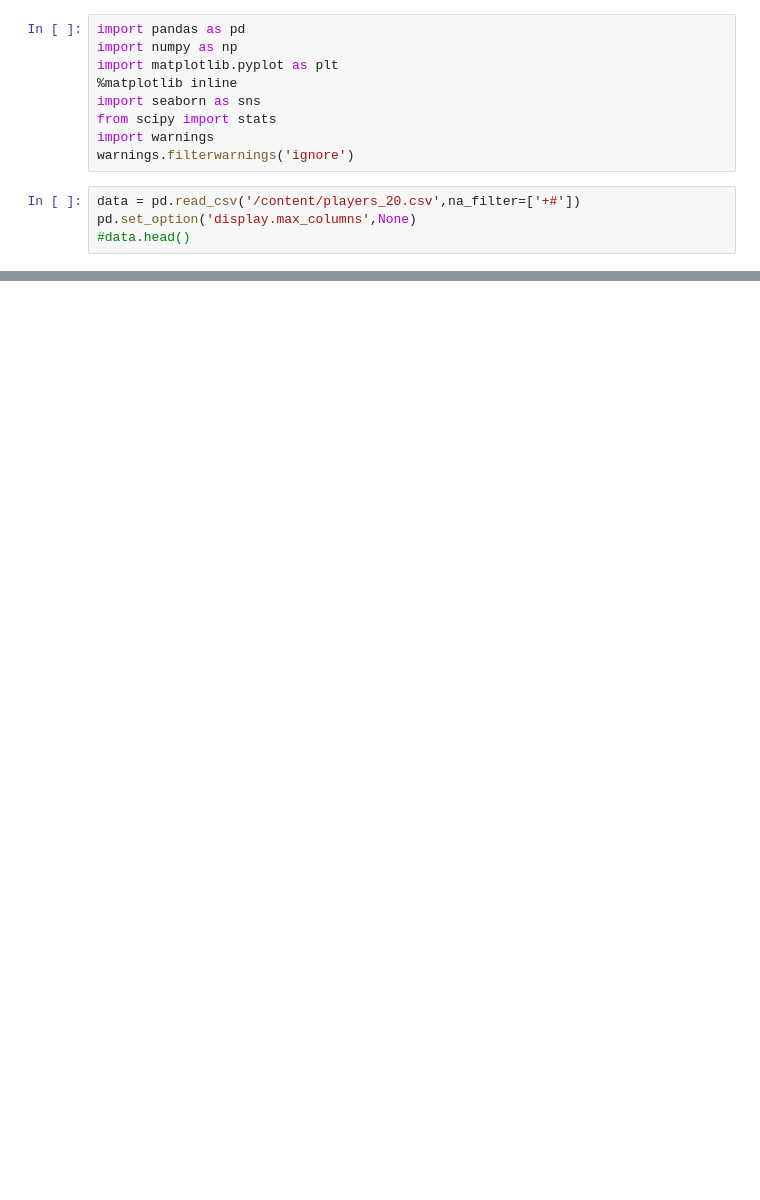
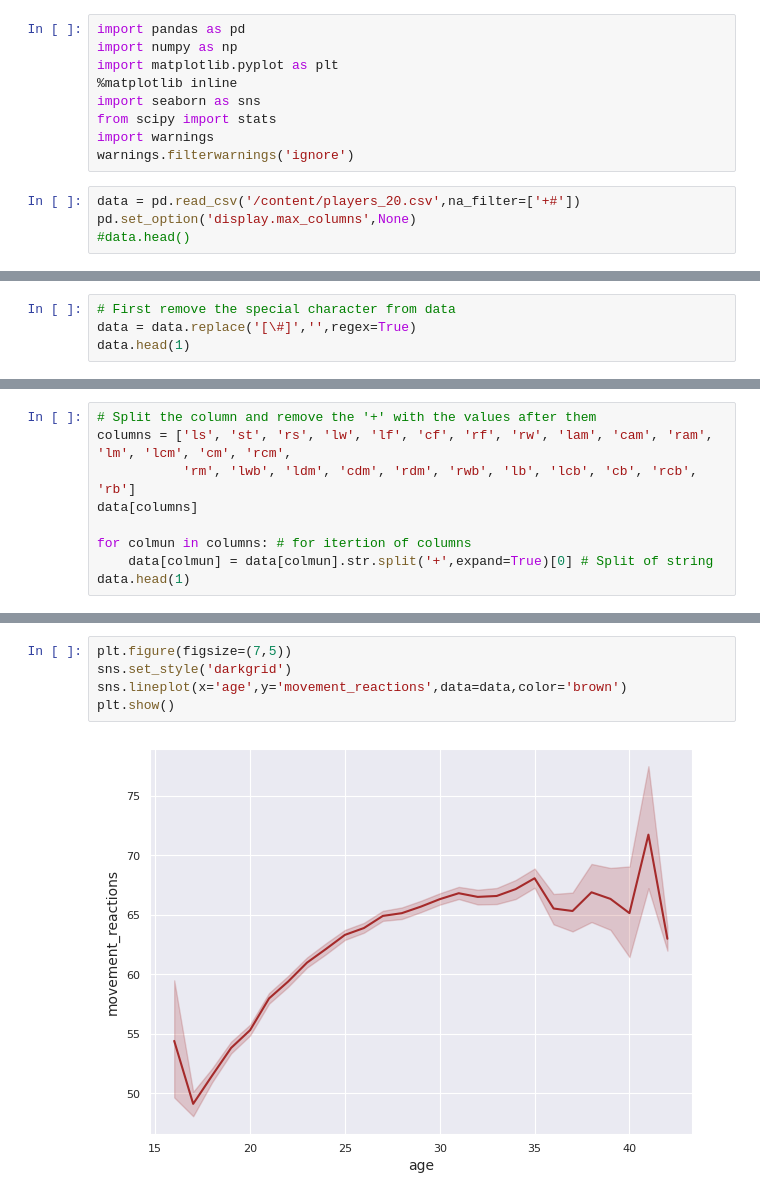
Before and after one commit to shakti57/batch18, a Jupyter notebook: Project_FIFA20.ipynb, the cells around one changed output, grey strips where cells are left out. Drawn from its saved outputs; the diff is of its cells as text; blank space fills up the shorter version.

```diff
--- a/Project_FIFA20.ipynb
+++ b/Project_FIFA20.ipynb
@@ -24,0 +83,4 @@ LOAD DATA![fifa.png](embedded-picture-1)
+# %%
+# First remove the special character from data
+data = data.replace('[\#]','',regex=True)
+data.head(1)
@@ -24,0 +90,9 @@ LOAD DATA![fifa.png](embedded-picture-1)
+# %%
+# Split the column and remove the '+' with the values after them
+columns = ['ls', 'st', 'rs', 'lw', 'lf', 'cf', 'rf', 'rw', 'lam', 'cam', 'ram', 'lm', 'lcm', 'cm', 'rcm',
+           'rm', 'lwb', 'ldm', 'cdm', 'rdm', 'rwb', 'lb', 'lcb', 'cb', 'rcb', 'rb']
+data[columns]
+
+for colmun in columns: # for itertion of columns
+    data[colmun] = data[colmun].str.split('+',expand=True)[0] # Split of string
+data.head(1)
@@ -24,0 +275,7 @@ LOAD DATA![fifa.png](embedded-picture-1)
+# %%
+plt.figure(figsize=(7,5))
+sns.set_style('darkgrid')
+sns.lineplot(x='age',y='movement_reactions',data=data,color='brown')
+plt.show()
+# %% [output]
+[figure, added]
```
Also changed, not shown: parts of 30 cells of this notebook.
